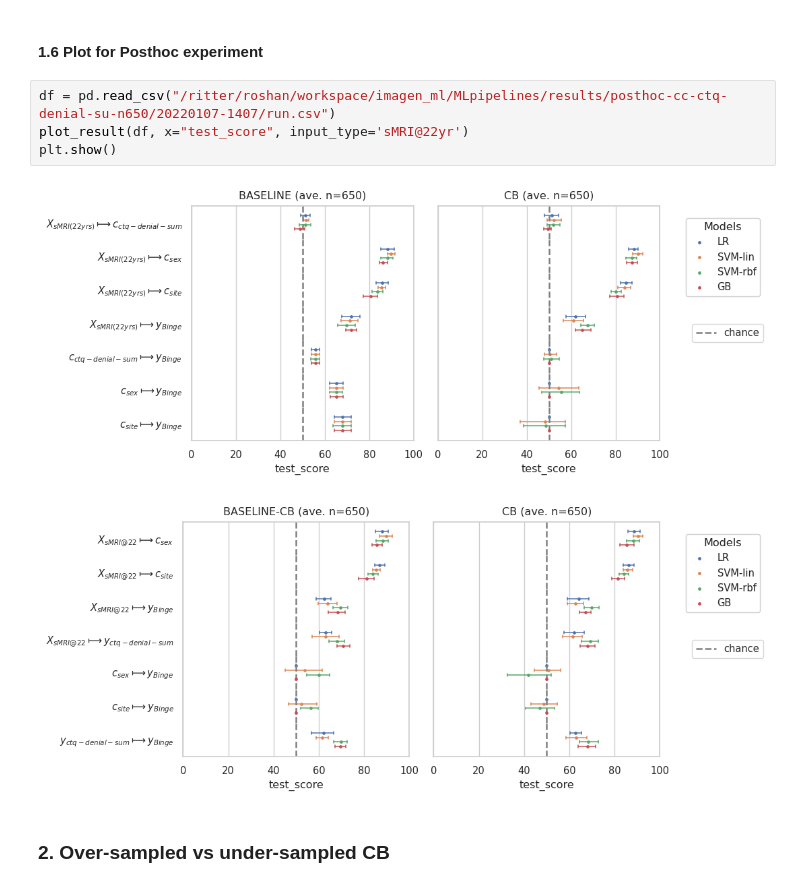
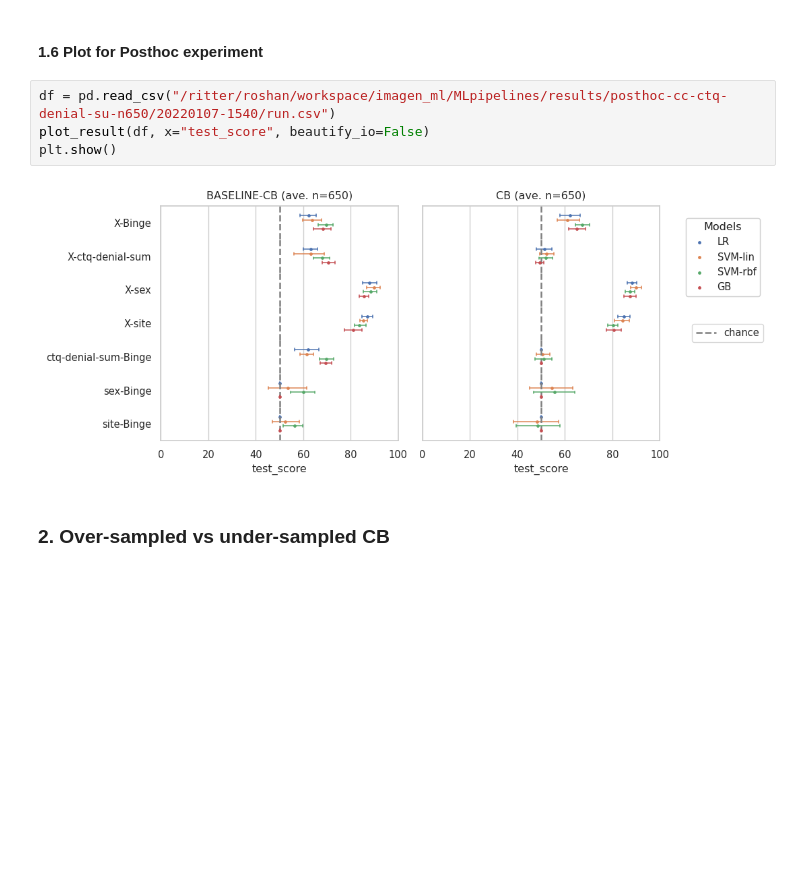
Before and after one commit to RoshanRane/ML_for_IMAGEN, a Jupyter notebook: MLpipelines/plot_results.ipynb, the cells around one changed output. Saved outputs shown, nothing was run; the diff lists cells and outputs as text; blank space fills up the shorter version.

```diff
--- a/MLpipelines/plot_results.ipynb
+++ b/MLpipelines/plot_results.ipynb
@@ -254,12 +254,11 @@ plt.show()
 # %% [markdown]
 #### 1.6 Plot for Posthoc experiment
 # %%
-df = pd.read_csv("/ritter/roshan/workspace/imagen_ml/MLpipelines/results/posthoc-cc-ctq-denial-su-n650/20220107-1407/run.csv")
-plot_result(df, x="test_score", input_type='sMRI@22yr')
+df = pd.read_csv("/ritter/roshan/workspace/imagen_ml/MLpipelines/results/posthoc-cc-ctq-denial-su-n650/20220107-1540/run.csv")
+plot_result(df, x="test_score", beautify_io=False)
 plt.show()
 # %% [output]
-[figure, old version]
+[figure, new version]
-[figure, removed]
 # %% [markdown]
 ### 2. Over-sampled vs under-sampled CB
 # %%
```
Also changed, not shown: 2 other files.
